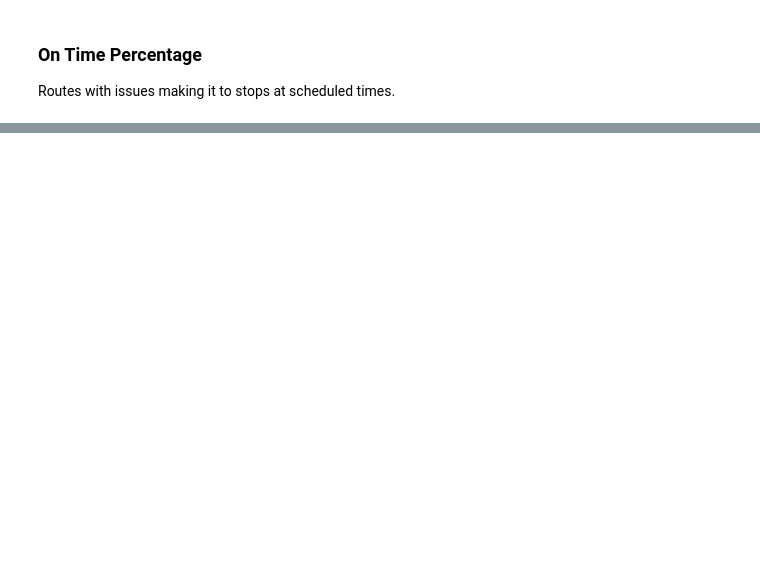
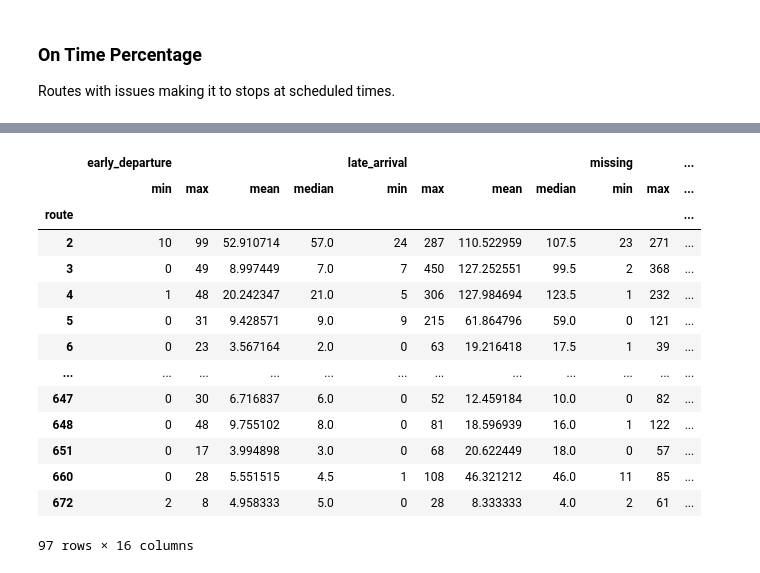
Before and after one commit to faithkane3/numpy_exercises, a Jupyter notebook: via_time.ipynb, the cells around one changed output, grey strips where cells are left out. Cells and saved outputs as stored; diff of their text form; code cells hidden in the pictures; blank space fills up the shorter version.

```diff
--- a/via_time.ipynb
+++ b/via_time.ipynb
@@ -346 +377,21 @@ df.head(1)
+# %%
+# Create subset
+
+df.groupby('route')[['early_departure', 'late_arrival', 'missing', 'otp']].agg(['min', 'max', 'mean', 'median'])
+# %% [output]
+|  | early_departure |  |  |  | late_arrival |  |  |  | missing |  | ... |
+|  | min | max | mean | median | min | max | mean | median | min | max | ... |
+| route |  |  |  |  |  |  |  |  |  |  | ... |
+| 2 | 10 | 99 | 52.910714 | 57.0 | 24 | 287 | 110.522959 | 107.5 | 23 | 271 | ... |
+| 3 | 0 | 49 | 8.997449 | 7.0 | 7 | 450 | 127.252551 | 99.5 | 2 | 368 | ... |
+| 4 | 1 | 48 | 20.242347 | 21.0 | 5 | 306 | 127.984694 | 123.5 | 1 | 232 | ... |
+| 5 | 0 | 31 | 9.428571 | 9.0 | 9 | 215 | 61.864796 | 59.0 | 0 | 121 | ... |
+| 6 | 0 | 23 | 3.567164 | 2.0 | 0 | 63 | 19.216418 | 17.5 | 1 | 39 | ... |
+| ... | ... | ... | ... | ... | ... | ... | ... | ... | ... | ... | ... |
+| 647 | 0 | 30 | 6.716837 | 6.0 | 0 | 52 | 12.459184 | 10.0 | 0 | 82 | ... |
+| 648 | 0 | 48 | 9.755102 | 8.0 | 0 | 81 | 18.596939 | 16.0 | 1 | 122 | ... |
+| 651 | 0 | 17 | 3.994898 | 3.0 | 0 | 68 | 20.622449 | 18.0 | 0 | 57 | ... |
+| 660 | 0 | 28 | 5.551515 | 4.5 | 1 | 108 | 46.321212 | 46.0 | 11 | 85 | ... |
+| 672 | 2 | 8 | 4.958333 | 5.0 | 0 | 28 | 8.333333 | 4.0 | 2 | 61 | ... |
+97 rows × 16 columns
 # %%
```
Also changed, not shown: parts of 22 cells of this notebook.
